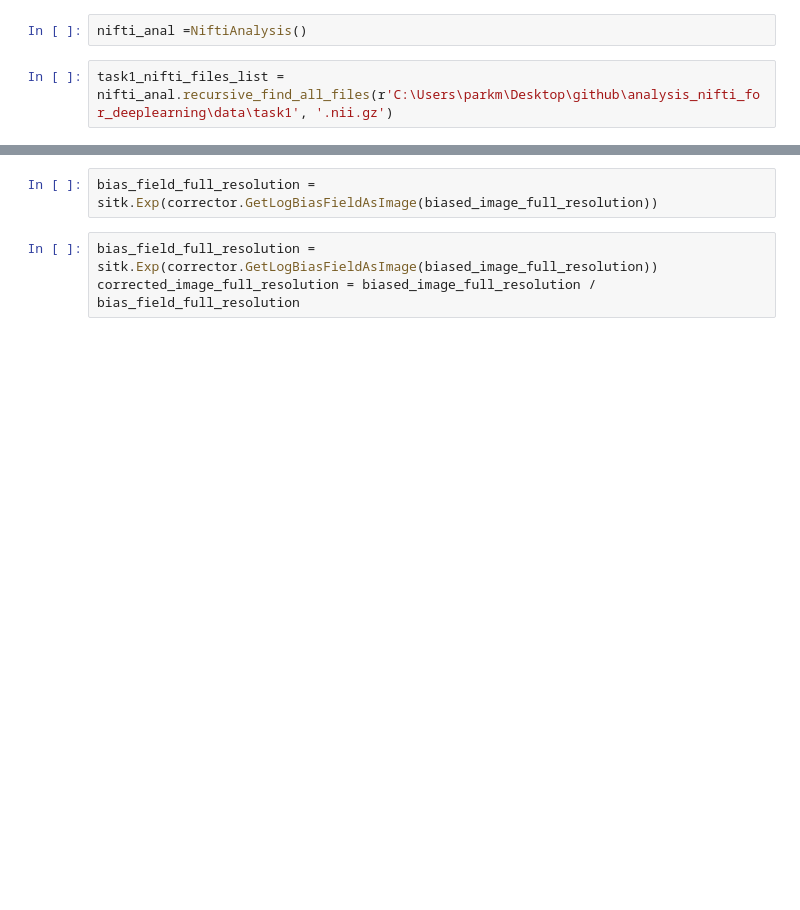
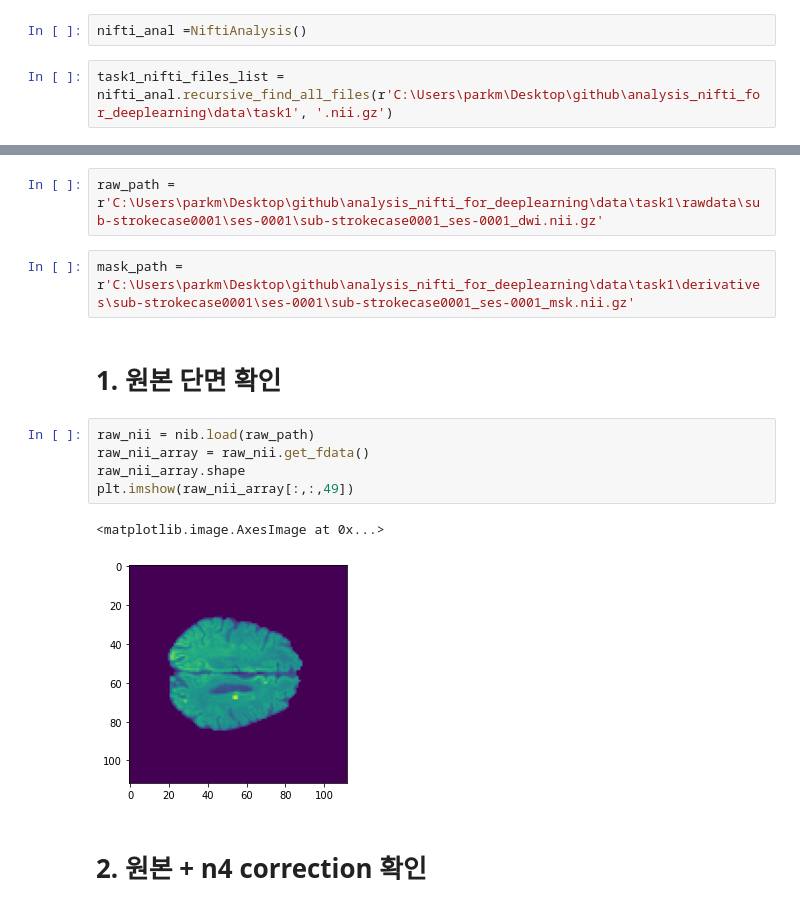
Before and after one commit to DSDanielPark/ANALYSIS-NIFTI-FOR-DEEP-LEARNING, a Jupyter notebook: notebooks/03.n4_bias_correction_for_lesion_nifti.ipynb, the cells around one changed output, grey strips where cells are left out. Drawn from its saved outputs; the diff is of its cells as text; blank space fills up the shorter version.

Commit message:
add: bias correction notebook

```diff
--- a/notebooks/03.n4_bias_correction_for_lesion_nifti.ipynb
+++ b/notebooks/03.n4_bias_correction_for_lesion_nifti.ipynb
@@ -32,5 +22,16 @@ NameError: name 'files' is not defined
-# %%
-bias_field_full_resolution = sitk.Exp(corrector.GetLogBiasFieldAsImage(biased_image_full_resolution))
-# %%
-bias_field_full_resolution = sitk.Exp(corrector.GetLogBiasFieldAsImage(biased_image_full_resolution))
-corrected_image_full_resolution = biased_image_full_resolution / bias_field_full_resolution
+# %%
+raw_path = r'C:\Users\parkm\Desktop\github\analysis_nifti_for_deeplearning\data\task1\rawdata\sub-strokecase0001\ses-0001\sub-strokecase0001_ses-0001_dwi.nii.gz'
+# %%
+mask_path = r'C:\Users\parkm\Desktop\github\analysis_nifti_for_deeplearning\data\task1\derivatives\sub-strokecase0001\ses-0001\sub-strokecase0001_ses-0001_msk.nii.gz'
+# %% [markdown]
+# 1. 원본 단면 확인
+# %%
+raw_nii = nib.load(raw_path)
+raw_nii_array = raw_nii.get_fdata()
+raw_nii_array.shape
+plt.imshow(raw_nii_array[:,:,49])
+# %% [output]
+<matplotlib.image.AxesImage at 0x...>
+[figure, added]
+# %% [markdown]
+# 2. 원본 + n4 correction 확인
```
Also changed, not shown: parts of 22 cells of this notebook, 2 other files.
